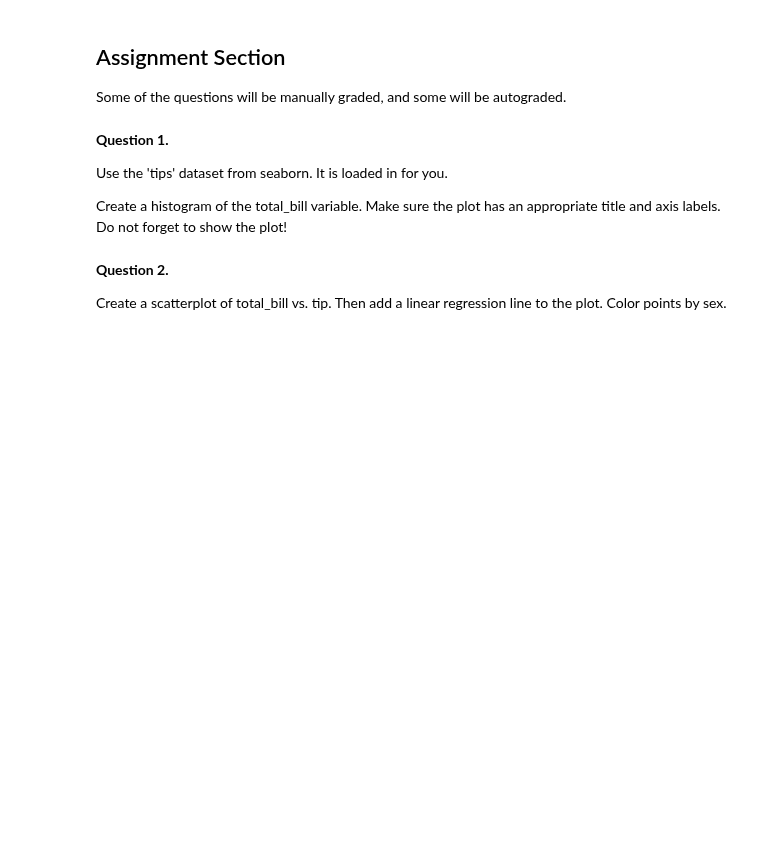
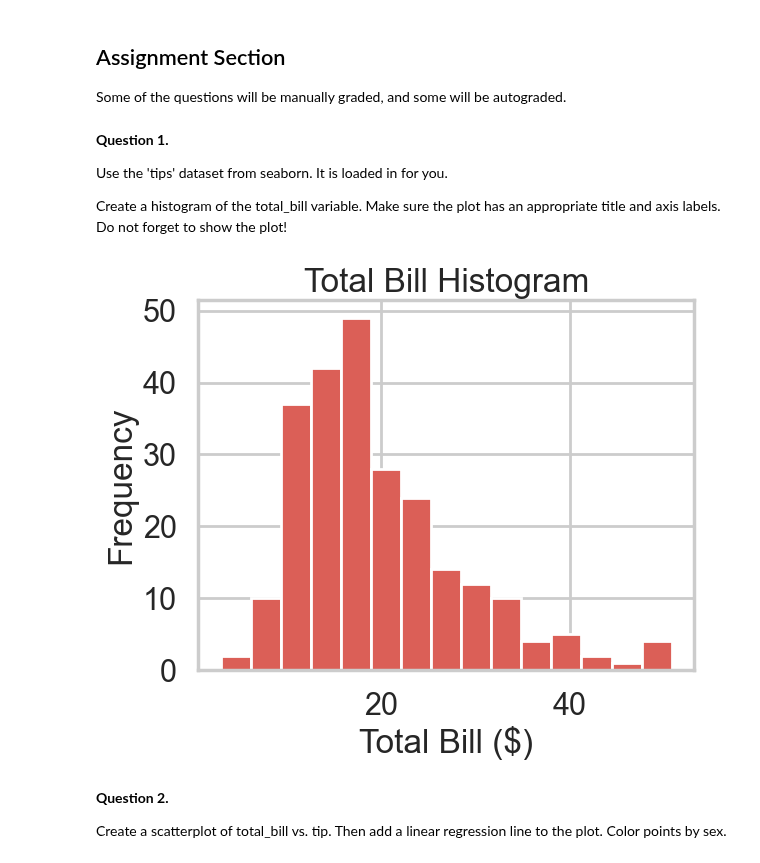
Before and after one commit to hoffm714-stack/M3A4, a Jupyter notebook: intro2Seaborn.ipynb, the cells around one changed output. Drawn from its saved outputs; the diff is of its cells as text; code cells hidden in the pictures; blank space fills up the shorter version.

```diff
--- a/intro2Seaborn.ipynb
+++ b/intro2Seaborn.ipynb
@@ -140,9 +213,20 @@ Make sure the plot has an appropriate title and axis labels. Do not forget to sh
 # %%
 import seaborn as sns
 import matplotlib.pyplot as plt
 
+# Loading the dataset
 tips = sns.load_dataset("tips")
-...
+
+# Creating the histogram
+plt.hist(tips["total_bill"], bins=15)
+
+# Adding labels and title and displaying the histogram
+plt.title("Total Bill Histogram", fontsize=12)
+plt.xlabel("Total Bill ($)", fontsize=12)
+plt.ylabel("Frequency", fontsize=14, fontweight='bold')
+plt.show()
+# %% [output]
+[figure, added]
 # %% [markdown]
 <!-- END QUESTION -->
 
```
Also changed, not shown: parts of 19 cells of this notebook.
